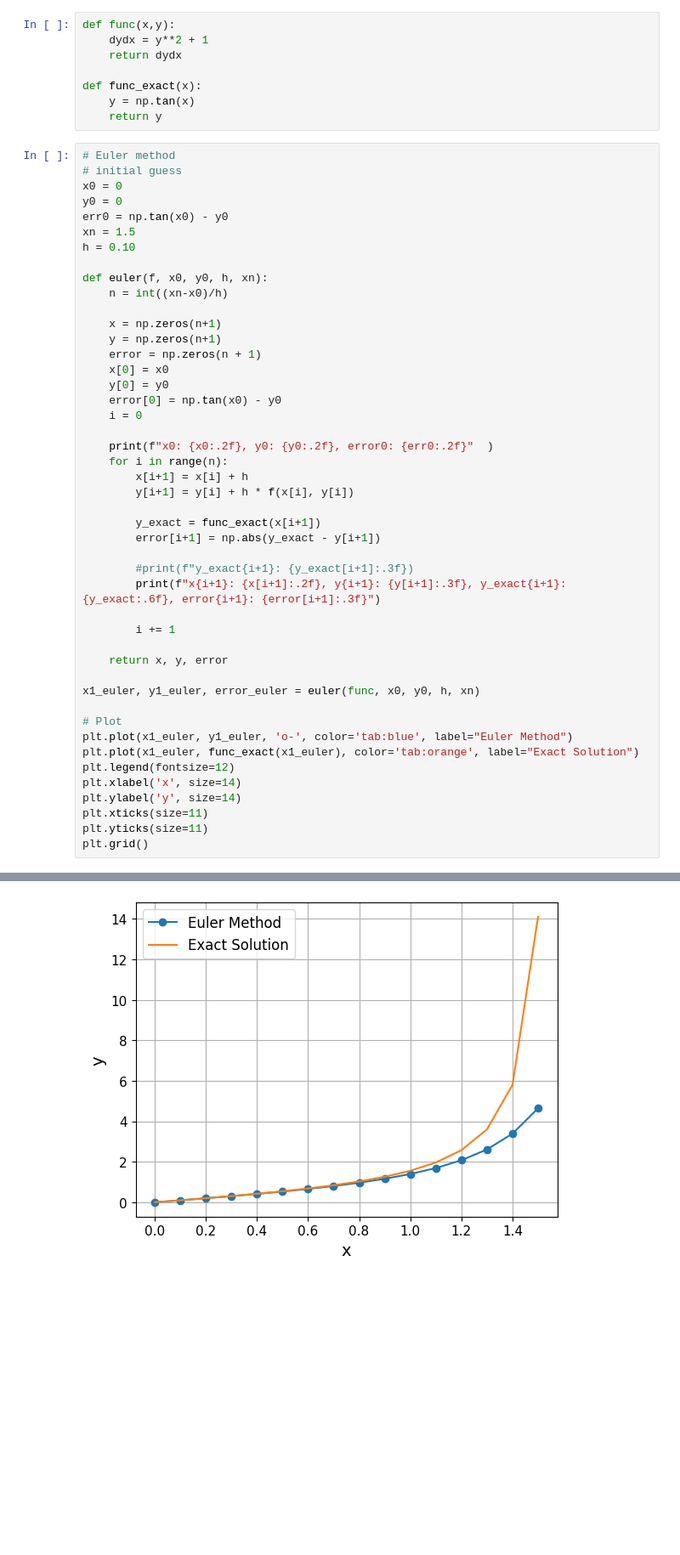
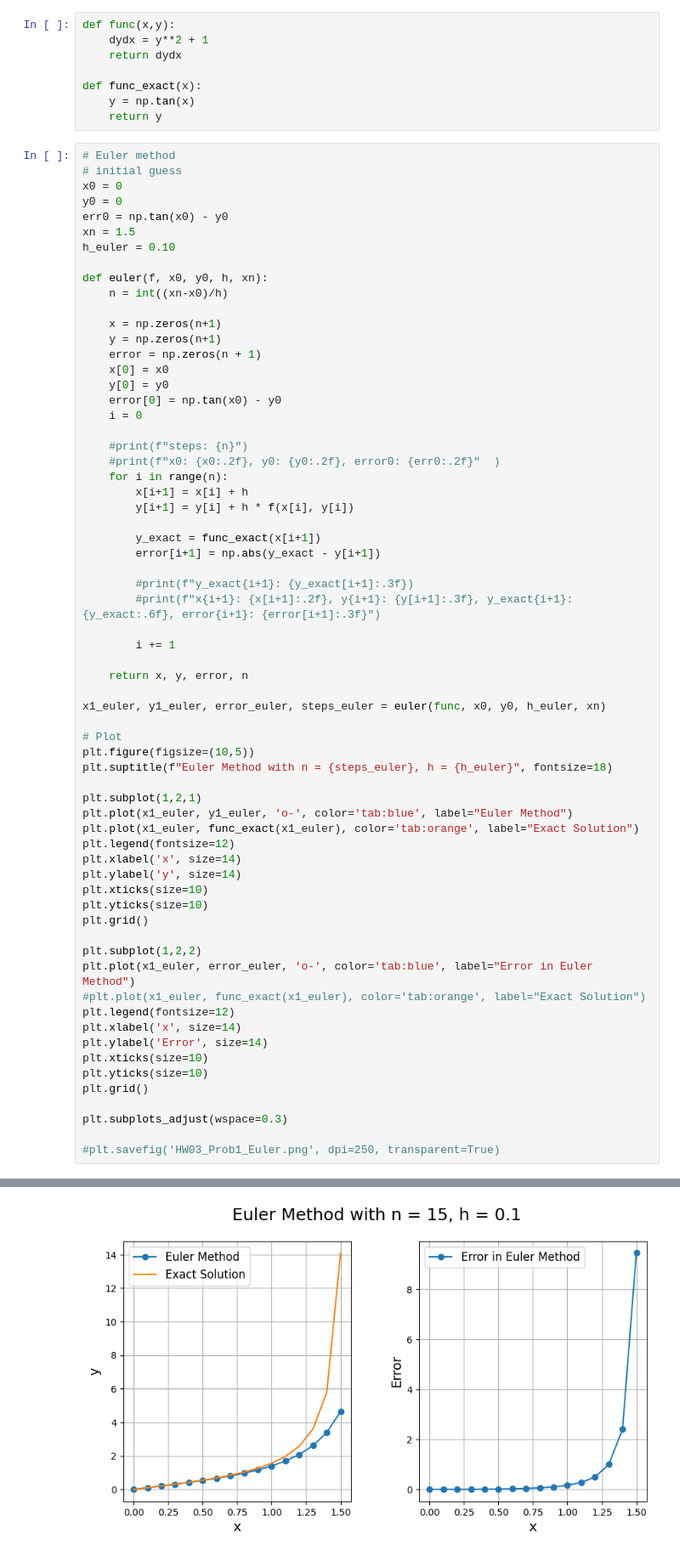
Before and after one commit to galih123star/computational2026, a Jupyter notebook: HW03/HW03_CPA.ipynb, the cells around one changed output, grey strips where cells are left out. Shown at 85% size. Cells and saved outputs as stored; diff of their text form; blank space fills up the shorter version.

Commit message:
HW03, code for prob 2

```diff
--- a/HW03/HW03_CPA.ipynb
+++ b/HW03/HW03_CPA.ipynb
@@ -21,7 +21,7 @@ x0 = 0
 y0 = 0
 err0 = np.tan(x0) - y0
 xn = 1.5
-h = 0.10
+h_euler = 0.10
 
 def euler(f, x0, y0, h, xn):
     n = int((xn-x0)/h)
@@ -34,7 +34,8 @@ def euler(f, x0, y0, h, xn):
     error[0] = np.tan(x0) - y0
     i = 0
 
-    print(f"x0: {x0:.2f}, y0: {y0:.2f}, error0: {err0:.2f}"  )
+    #print(f"steps: {n}")
+    #print(f"x0: {x0:.2f}, y0: {y0:.2f}, error0: {err0:.2f}"  )
     for i in range(n):
         x[i+1] = x[i] + h
         y[i+1] = y[i] + h * f(x[i], y[i])
@@ -43,21 +44,39 @@ def euler(f, x0, y0, h, xn):
         error[i+1] = np.abs(y_exact - y[i+1])
 
         #print(f"y_exact{i+1}: {y_exact[i+1]:.3f})
-        print(f"x{i+1}: {x[i+1]:.2f}, y{i+1}: {y[i+1]:.3f}, y_exact{i+1}: {y_exact:.6f}, error{i+1}: {error[i+1]:.3f}")
+        #print(f"x{i+1}: {x[i+1]:.2f}, y{i+1}: {y[i+1]:.3f}, y_exact{i+1}: {y_exact:.6f}, error{i+1}: {error[i+1]:.3f}")
 
         i += 1
 
-    return x, y, error
+    return x, y, error, n
 
-x1_euler, y1_euler, error_euler = euler(func, x0, y0, h, xn)
+x1_euler, y1_euler, error_euler, steps_euler = euler(func, x0, y0, h_euler, xn)
 
 # Plot
+plt.figure(figsize=(10,5))
+plt.suptitle(f"Euler Method with n = {steps_euler}, h = {h_euler}", fontsize=18)
+
+plt.subplot(1,2,1)
 plt.plot(x1_euler, y1_euler, 'o-', color='tab:blue', label="Euler Method")
 plt.plot(x1_euler, func_exact(x1_euler), color='tab:orange', label="Exact Solution")
 plt.legend(fontsize=12)
 plt.xlabel('x', size=14)
 plt.ylabel('y', size=14)
-plt.xticks(size=11)
-plt.yticks(size=11)
+plt.xticks(size=10)
+plt.yticks(size=10)
 plt.grid()
+
+plt.subplot(1,2,2)
+plt.plot(x1_euler, error_euler, 'o-', color='tab:blue', label="Error in Euler Method")
+#plt.plot(x1_euler, func_exact(x1_euler), color='tab:orange', label="Exact Solution")
+plt.legend(fontsize=12)
+plt.xlabel('x', size=14)
+plt.ylabel('Error', size=14)
+plt.xticks(size=10)
+plt.yticks(size=10)
+plt.grid()
+
+plt.subplots_adjust(wspace=0.3)
+
+#plt.savefig('HW03_Prob1_Euler.png', dpi=250, transparent=True)
 # %% [output]
@@ -80,4 +83,4 @@ x15: 1.50, y15: 4.639, y_exact15: 14.101420, error15: 9.463
-[figure, old version]
+[figure, new version]
 # %%
 # RK4 method
 # initial guess
```
Also changed, not shown: parts of 8 cells of this notebook.
